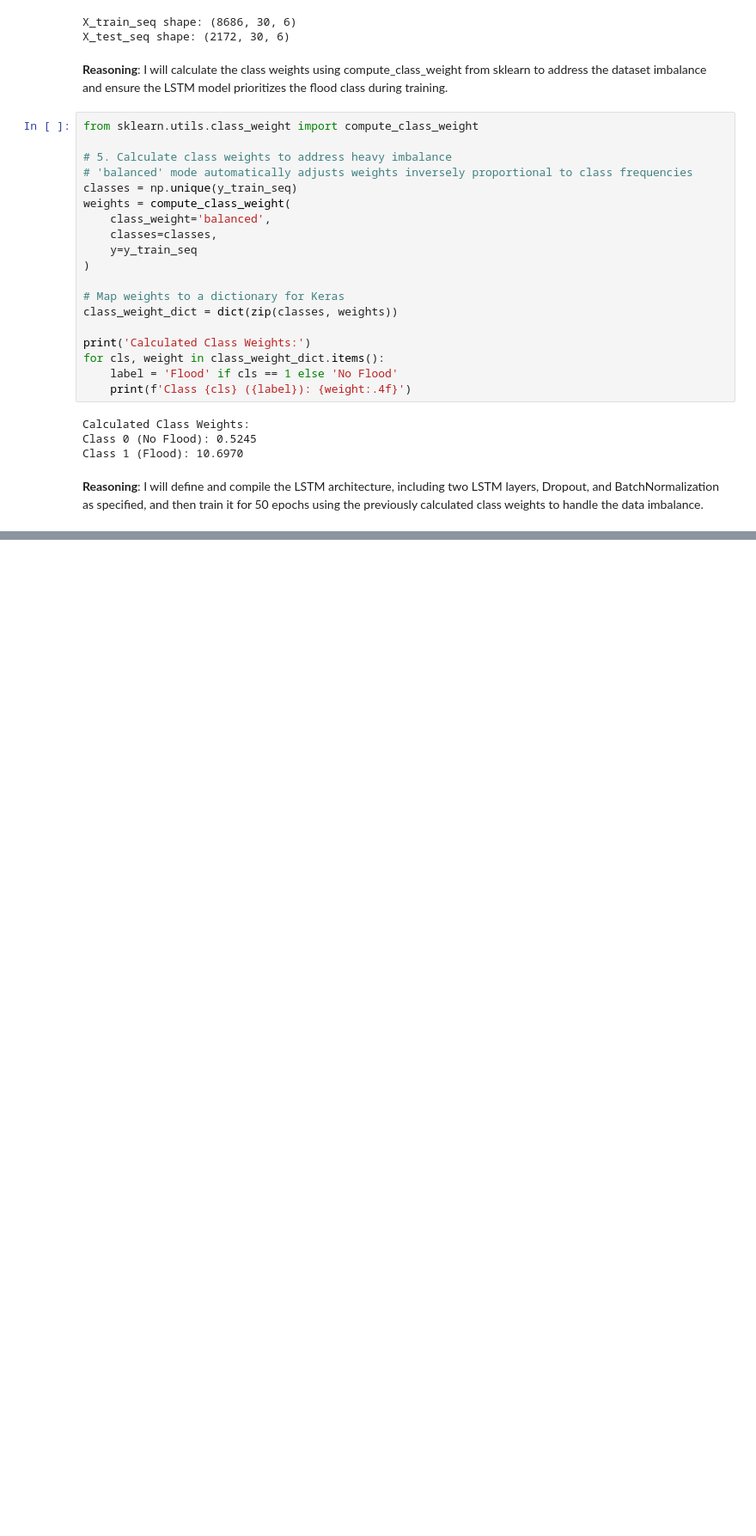
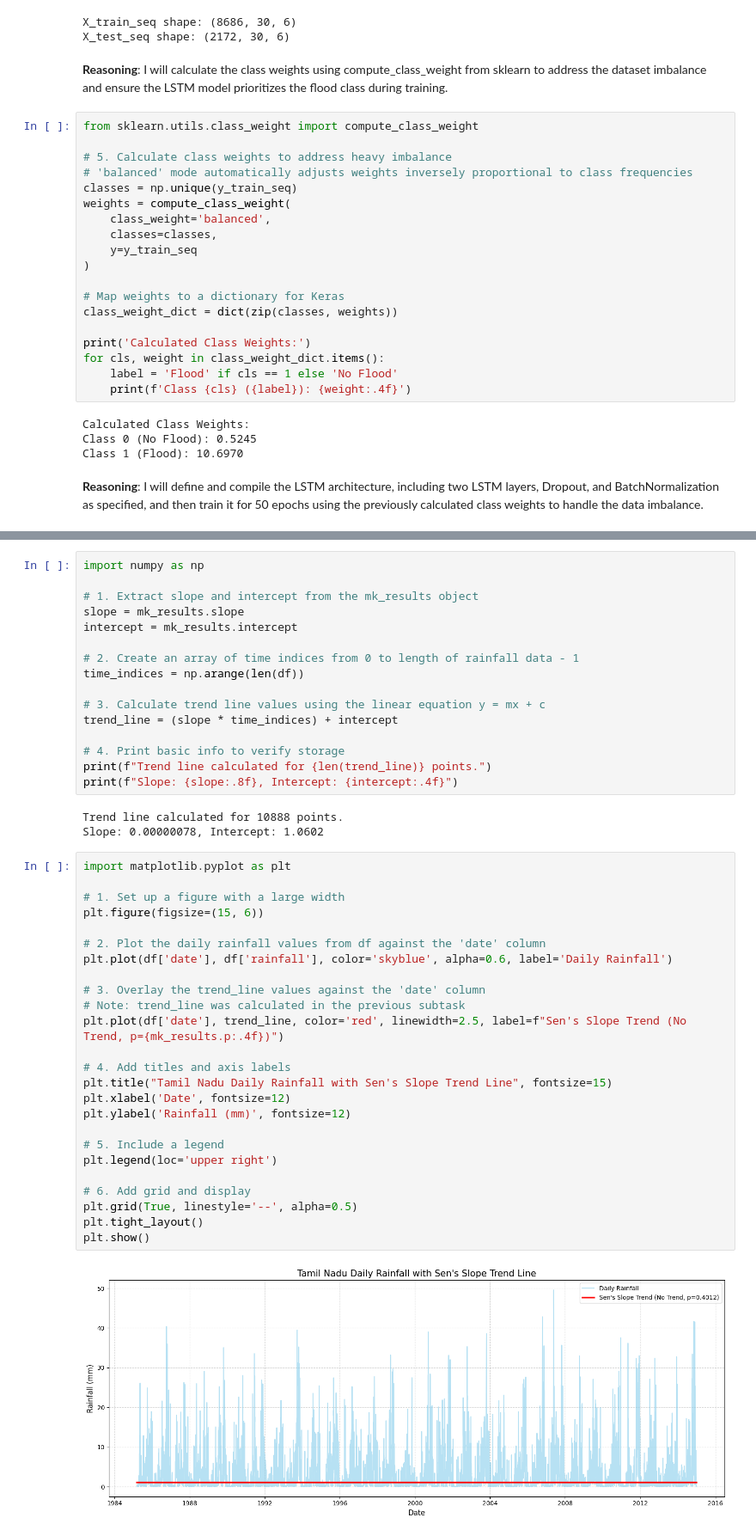
Before and after one commit to gowardhanan440569/Flood-Prediction, a Jupyter notebook: Flood_Prediction.ipynb, the cells around one changed output, grey strips where cells are left out. Shown at 86% size. Drawn from its saved outputs; the diff is of its cells as text; blank space fills up the shorter version.

```diff
--- a/Flood_Prediction.ipynb
+++ b/Flood_Prediction.ipynb
@@ -1523,0 +1542,46 @@ The project used two main strategies:
+# %%
+import numpy as np
+
+# 1. Extract slope and intercept from the mk_results object
+slope = mk_results.slope
+intercept = mk_results.intercept
+
+# 2. Create an array of time indices from 0 to length of rainfall data - 1
+time_indices = np.arange(len(df))
+
+# 3. Calculate trend line values using the linear equation y = mx + c
+trend_line = (slope * time_indices) + intercept
+
+# 4. Print basic info to verify storage
+print(f"Trend line calculated for {len(trend_line)} points.")
+print(f"Slope: {slope:.8f}, Intercept: {intercept:.4f}")
+# %% [output]
+Trend line calculated for 10888 points.
+Slope: 0.00000078, Intercept: 1.0602
+# %%
+import matplotlib.pyplot as plt
+
+# 1. Set up a figure with a large width
+plt.figure(figsize=(15, 6))
+
+# 2. Plot the daily rainfall values from df against the 'date' column
+plt.plot(df['date'], df['rainfall'], color='skyblue', alpha=0.6, label='Daily Rainfall')
+
+# 3. Overlay the trend_line values against the 'date' column
+# Note: trend_line was calculated in the previous subtask
+plt.plot(df['date'], trend_line, color='red', linewidth=2.5, label=f"Sen's Slope Trend (No Trend, p={mk_results.p:.4f})")
+
+# 4. Add titles and axis labels
+plt.title("Tamil Nadu Daily Rainfall with Sen's Slope Trend Line", fontsize=15)
+plt.xlabel('Date', fontsize=12)
+plt.ylabel('Rainfall (mm)', fontsize=12)
+
+# 5. Include a legend
+plt.legend(loc='upper right')
+
+# 6. Add grid and display
+plt.grid(True, linestyle='--', alpha=0.5)
+plt.tight_layout()
+plt.show()
+# %% [output]
+[figure, added]
```
Also changed, not shown: parts of 27 cells of this notebook.
